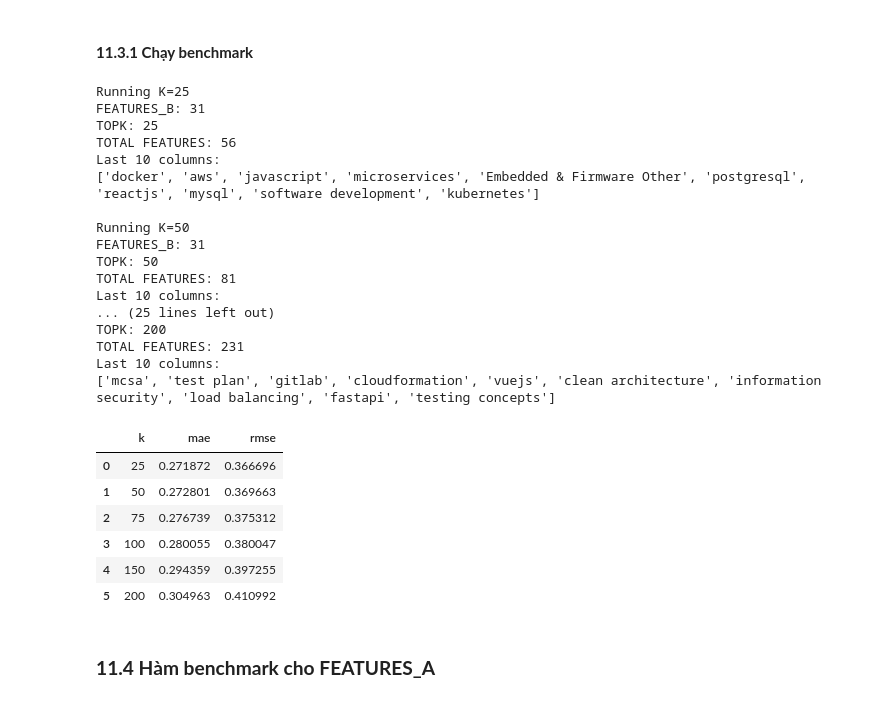
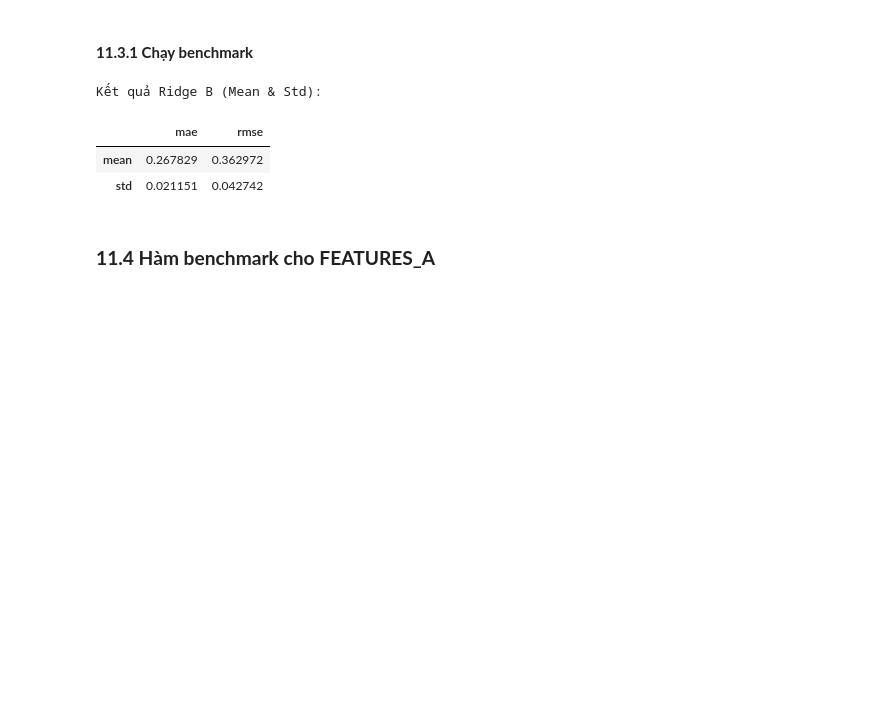
Before and after one commit to trcamnguyen/DS108, a Jupyter notebook: Model/modeling.ipynb, the cells around one changed output. Drawn from its saved outputs; the diff is of its cells as text; code cells hidden in the pictures; blank space fills up the shorter version.

Commit message:
update model notebooks, data and move source code to Model/src

```diff
--- a/Model/modeling.ipynb
+++ b/Model/modeling.ipynb
@@ -820 +650,11 @@ skill_agg = (skill_agg.fillna(0))
+# %%
+# Gom tất cả logic phức tạp vào 1 hàm duy nhất từ src.feature_engineer
+skill_agg = build_skill_aggregates(skills)
+
+# Merge vào jobs_model như cũ
+model_base = jobs_model.merge(skill_agg, on="job_id", how="left")
+
+# Xử lý NA cho các cột skill vừa merge
+skill_feature_cols = [c for c in skill_agg.columns if c != "job_id"]
+model_base[skill_feature_cols] = model_base[skill_feature_cols].fillna(0)
 # %% [markdown]
@@ -1924,46 +1652,39 @@ def evaluate_topk(k, skills_df):
 # %% [markdown]
 #### **11.3.1 Chạy benchmark**
 # %%
-k_values = [
-    25,
-    50,
-    75,
-    100,
-    150,
-    200
-]
+# 1. Định nghĩa bộ tiền xử lý (Preprocessor)
+preprocessor_B = ColumnTransformer(
+    transformers=[
+        ("cat", OneHotEncoder(handle_unknown="ignore"), CATEGORICAL_FEATURES_B),
+        ("num", StandardScaler(), NUMERIC_FEATURES_B)
+    ]
+)
 
-topk_no_soft_results = []
+# 2. Đóng gói Pipeline
+ridge_B = Pipeline(
+    steps=[
+        ("preprocessor", preprocessor_B),
+        ("model", Ridge(alpha=BEST_ALPHA))
+    ]
+)
 
-for k in k_values:
-    res = evaluate_topk(k,skills_no_soft)
-    topk_no_soft_results.append(res)
-pd.DataFrame(topk_no_soft_results).sort_values("mae")
+# 3. Chạy đánh giá (Sử dụng hàm từ src/evaluation.py)
+ridge_B_results = evaluate_model(
+    model=ridge_B,
+    X=X_B,
+    y=y,
+    cv=cv,
+    stratify_labels=model_ready["salary_bin"]
+)
+
+# 4. Hiển thị kết quả tóm tắt
+print("Kết quả Ridge B (Mean & Std):")
+display(ridge_B_results[["mae", "rmse"]].agg(["mean", "std"]))
 # %% [output]
-Running K=25
-FEATURES_B: 31
-TOPK: 25
-TOTAL FEATURES: 56
-Last 10 columns:
-['docker', 'aws', 'javascript', 'microservices', 'Embedded & Firmware Other', 'postgresql', 'reactjs', 'mysql', 'software development', 'kubernetes']
-
-Running K=50
-FEATURES_B: 31
-TOPK: 50
-TOTAL FEATURES: 81
-Last 10 columns:
-... (25 lines left out)
-TOPK: 200
-TOTAL FEATURES: 231
-Last 10 columns:
-['mcsa', 'test plan', 'gitlab', 'cloudformation', 'vuejs', 'clean architecture', 'information security', 'load balancing', 'fastapi', 'testing concepts']
+Kết quả Ridge B (Mean & Std):
-|  | k | mae | rmse |
-| 0 | 25 | 0.271872 | 0.366696 |
-| 1 | 50 | 0.272801 | 0.369663 |
-| 2 | 75 | 0.276739 | 0.375312 |
-| 3 | 100 | 0.280055 | 0.380047 |
-| 4 | 150 | 0.294359 | 0.397255 |
-| 5 | 200 | 0.304963 | 0.410992 |
+|  | mae | rmse |
+| mean | 0.267829 | 0.362972 |
+| std | 0.021151 | 0.042742 |
 # %% [markdown]
 ### **11.4 Hàm benchmark cho FEATURES_A**
 # %%
```
Also changed, not shown: parts of 72 cells of this notebook, 6 other files.
